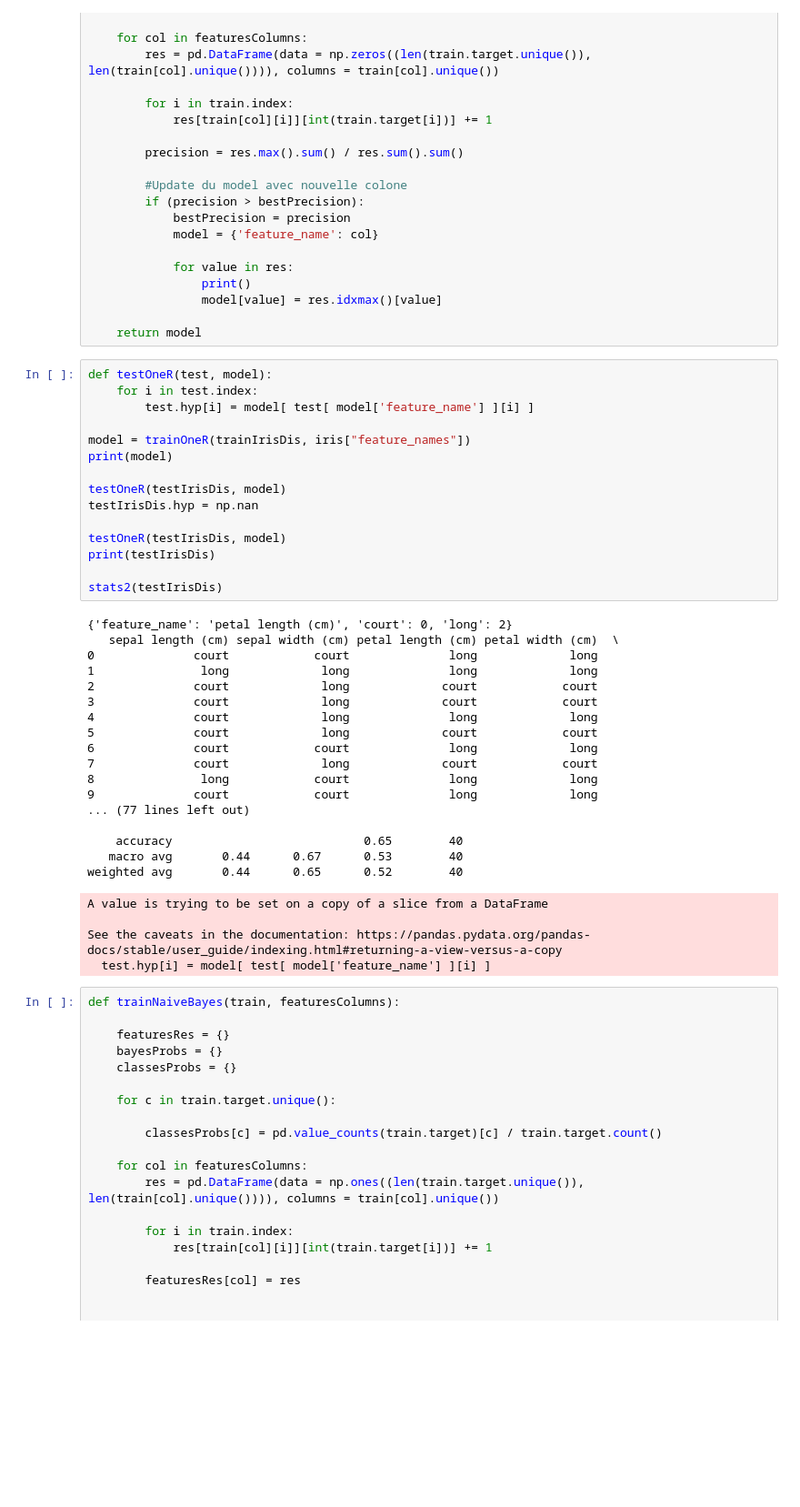
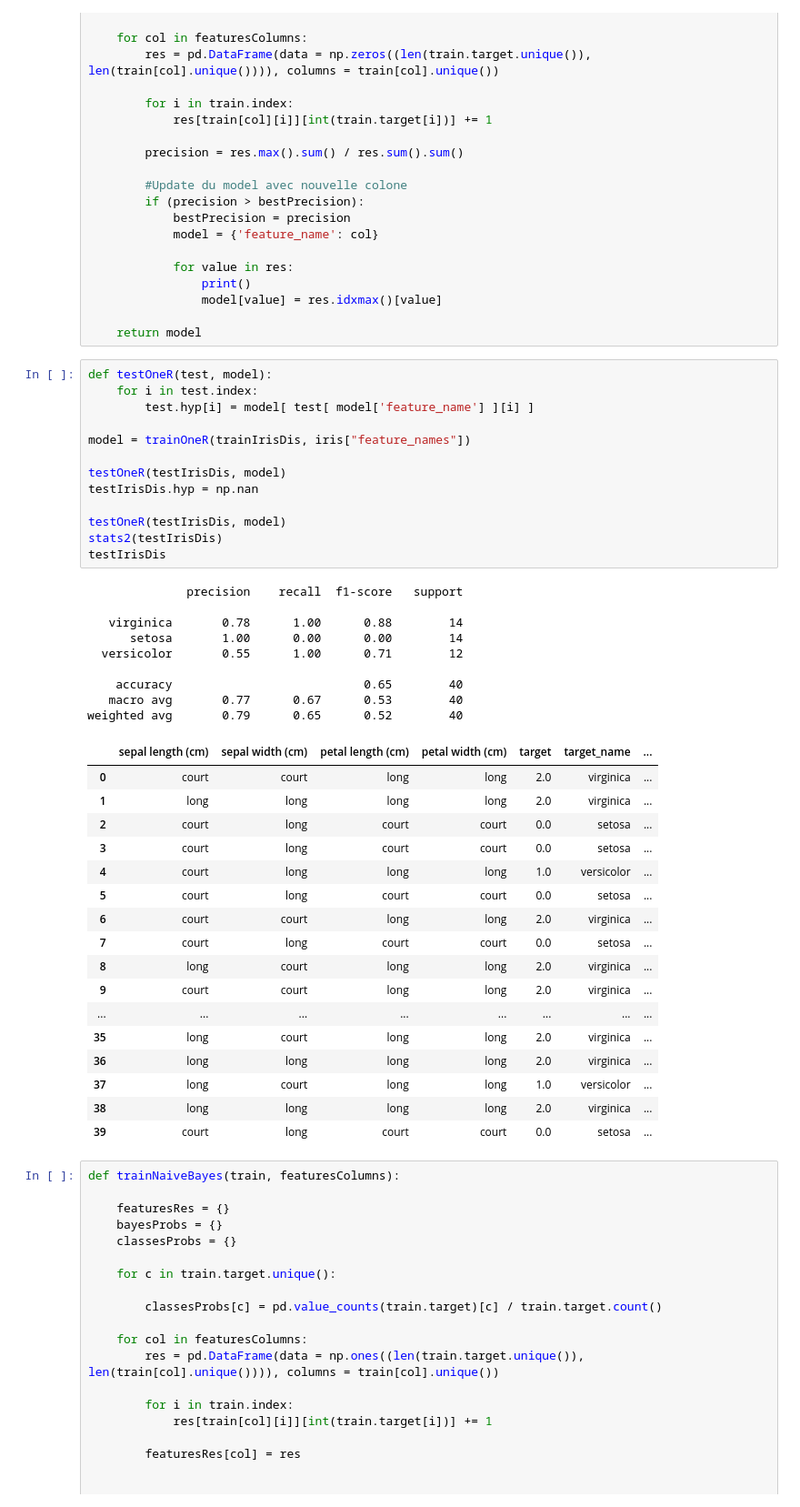
Before and after one commit to romainlavaldev/Univ, a Jupyter notebook: M1/Methodes IA/Classifieurs/Classifieur.ipynb, the cells around one changed output. Shown at 91% size. Cells and saved outputs as stored; diff of their text form; blank space fills up the shorter version.

```diff
--- a/M1/Methodes IA/Classifieurs/Classifieur.ipynb
+++ b/M1/Methodes IA/Classifieurs/Classifieur.ipynb
@@ -181,40 +175,43 @@ def trainOneR(train, featuresColumns):
 # %%
 def testOneR(test, model):
     for i in test.index:
         test.hyp[i] = model[ test[ model['feature_name'] ][i] ]
 
 model = trainOneR(trainIrisDis, iris["feature_names"])
-print(model)
 
 testOneR(testIrisDis, model)
 testIrisDis.hyp = np.nan
 
 testOneR(testIrisDis, model)
-print(testIrisDis)
-
 stats2(testIrisDis)
+testIrisDis
 # %% [output]
-{'feature_name': 'petal length (cm)', 'court': 0, 'long': 2}
-   sepal length (cm) sepal width (cm) petal length (cm) petal width (cm)  \
-0              court            court              long             long
-1               long             long              long             long
-2              court             long             court            court
-3              court             long             court            court
-4              court             long              long             long
-5              court             long             court            court
-6              court            court              long             long
-7              court             long             court            court
-8               long            court              long             long
-9              court            court              long             long
-... (77 lines left out)
+              precision    recall  f1-score   support
+
+   virginica       0.78      1.00      0.88        14
+      setosa       1.00      0.00      0.00        14
+  versicolor       0.55      1.00      0.71        12
 
     accuracy                           0.65        40
-   macro avg       0.44      0.67      0.53        40
-weighted avg       0.44      0.65      0.52        40
+   macro avg       0.77      0.67      0.53        40
+weighted avg       0.79      0.65      0.52        40
-A value is trying to be set on a copy of a slice from a DataFrame
-
-See the caveats in the documentation: https://pandas.pydata.org/pandas-docs/stable/user_guide/indexing.html#returning-a-view-versus-a-copy
-  test.hyp[i] = model[ test[ model['feature_name'] ][i] ]
+|  | sepal length (cm) | sepal width (cm) | petal length (cm) | petal width (cm) | target | target_name | ... |
+| 0 | court | court | long | long | 2.0 | virginica | ... |
+| 1 | long | long | long | long | 2.0 | virginica | ... |
+| 2 | court | long | court | court | 0.0 | setosa | ... |
+| 3 | court | long | court | court | 0.0 | setosa | ... |
+| 4 | court | long | long | long | 1.0 | versicolor | ... |
+| 5 | court | long | court | court | 0.0 | setosa | ... |
+| 6 | court | court | long | long | 2.0 | virginica | ... |
+| 7 | court | long | court | court | 0.0 | setosa | ... |
+| 8 | long | court | long | long | 2.0 | virginica | ... |
+| 9 | court | court | long | long | 2.0 | virginica | ... |
+| ... | ... | ... | ... | ... | ... | ... | ... |
+| 35 | long | court | long | long | 2.0 | virginica | ... |
+| 36 | long | long | long | long | 2.0 | virginica | ... |
+| 37 | long | court | long | long | 1.0 | versicolor | ... |
+| 38 | long | long | long | long | 2.0 | virginica | ... |
+| 39 | court | long | court | court | 0.0 | setosa | ... |
 # %%
 def trainNaiveBayes(train, featuresColumns):
 
```
Also changed, not shown: parts of 10 cells of this notebook, 49 other files.
